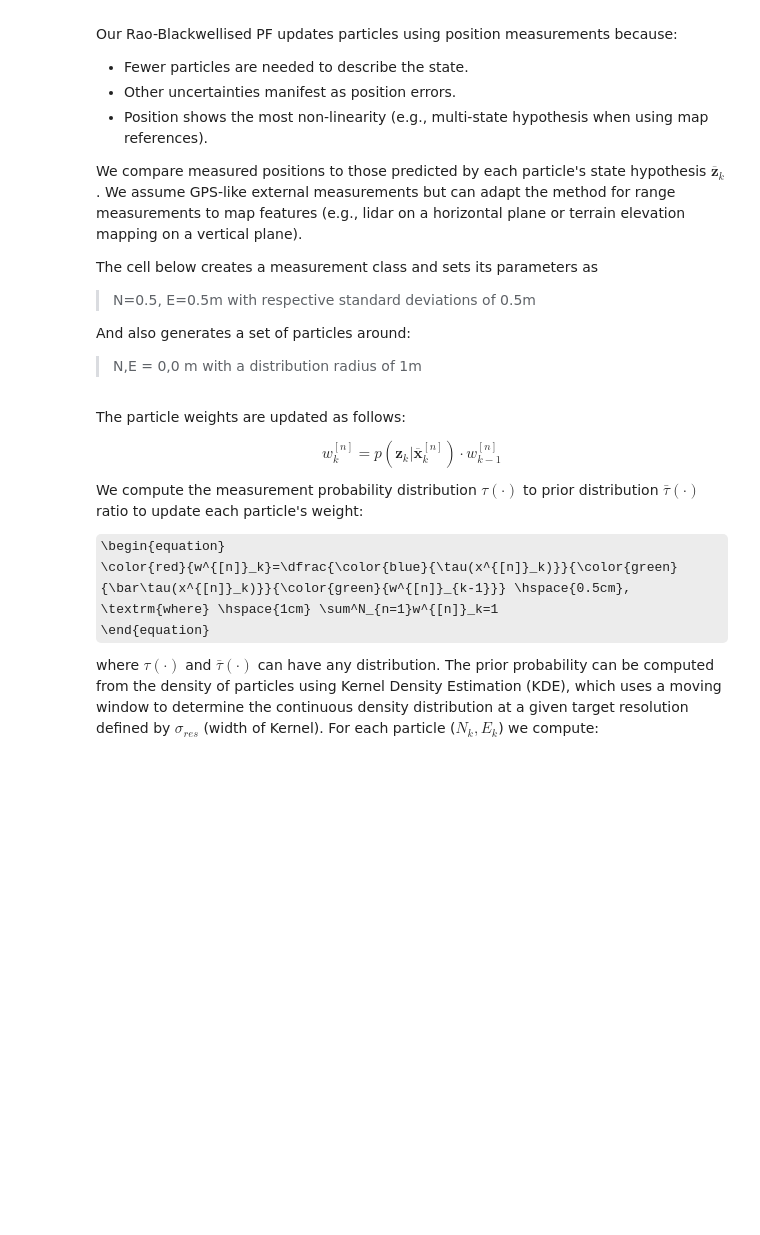
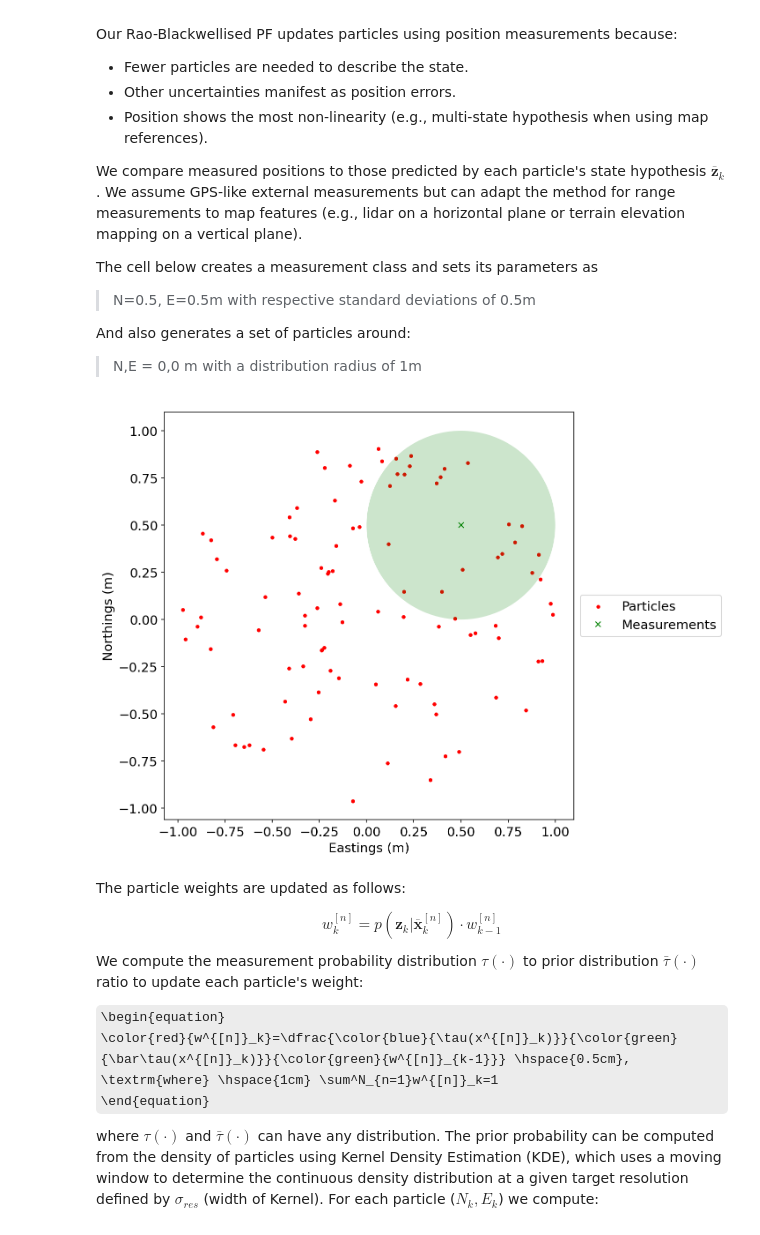
Before and after one commit to skyemckech/FEEG6043-Group, a Jupyter notebook: src/Tutorials/tutorial 5/pf.ipynb, the cells around one changed output. Cells and saved outputs as stored; diff of their text form; code cells hidden in the pictures; some formulas as TeX source; blank space fills up the shorter version.

```diff
--- a/src/Tutorials/tutorial 5/pf.ipynb
+++ b/src/Tutorials/tutorial 5/pf.ipynb
@@ -398,37 +423,39 @@ def plot_pf_trajectory(timestamps, particle_list, particles_kde = None, particle
             ax.add_patch(e)
             plt.plot(m.eastings, m.northings, "gx", label='Measurements')
 
 
     plt.xlabel("Eastings (m)",fontsize=14); plt.ylabel("Northings (m)",fontsize=14)
     plt.legend(loc='center left', bbox_to_anchor=(1, 0.5)); plt.axis('equal'); plt.show()
 
     if particles_std is not None:
         plt.plot(timestamps, particles_std[:,0],'ro', label='Northings')
         plt.plot(timestamps, particles_std[:,1],'bo', label='Eastings')
         plt.xlabel("Time, s)",fontsize=14); plt.ylabel("Standard deviation, m",fontsize=14)
         plt.legend(loc='center left', bbox_to_anchor=(1, 0.5)); plt.show()
 
     if particles_neff is not None:
         plt.plot(timestamps, particles_neff[:,0],'ko', label='Northings')
         plt.xlabel("Time, s)",fontsize=14); plt.ylabel("Proportion of effective particles",fontsize=14)
         plt.ylim([0,1.1])
         plt.show()
 
 
 
 # Create measurements
 measurement = Measurement()
-measurement.northings = ??
-measurement.eastings = ??
-measurement.northings_std = ??
-measurement.eastings_std = ??
+measurement.northings = 0.5
+measurement.eastings = 0.5
+measurement.northings_std = 0.5
+measurement.eastings_std = 0.5
 
 # Create and initialise our particles
 particles = Particles(100)
 initialise_particle_distribution(particles, centre = [0,0], radius = 1)
 
 # Plot particles and measurements
 plot_pf_trajectory([0], [particles], measurement_list = [measurement])
+# %% [output]
+[figure, added]
 # %% [markdown]
 The particle weights are updated as follows:
 
```
Also changed, not shown: parts of 17 cells of this notebook, 22 other files.
